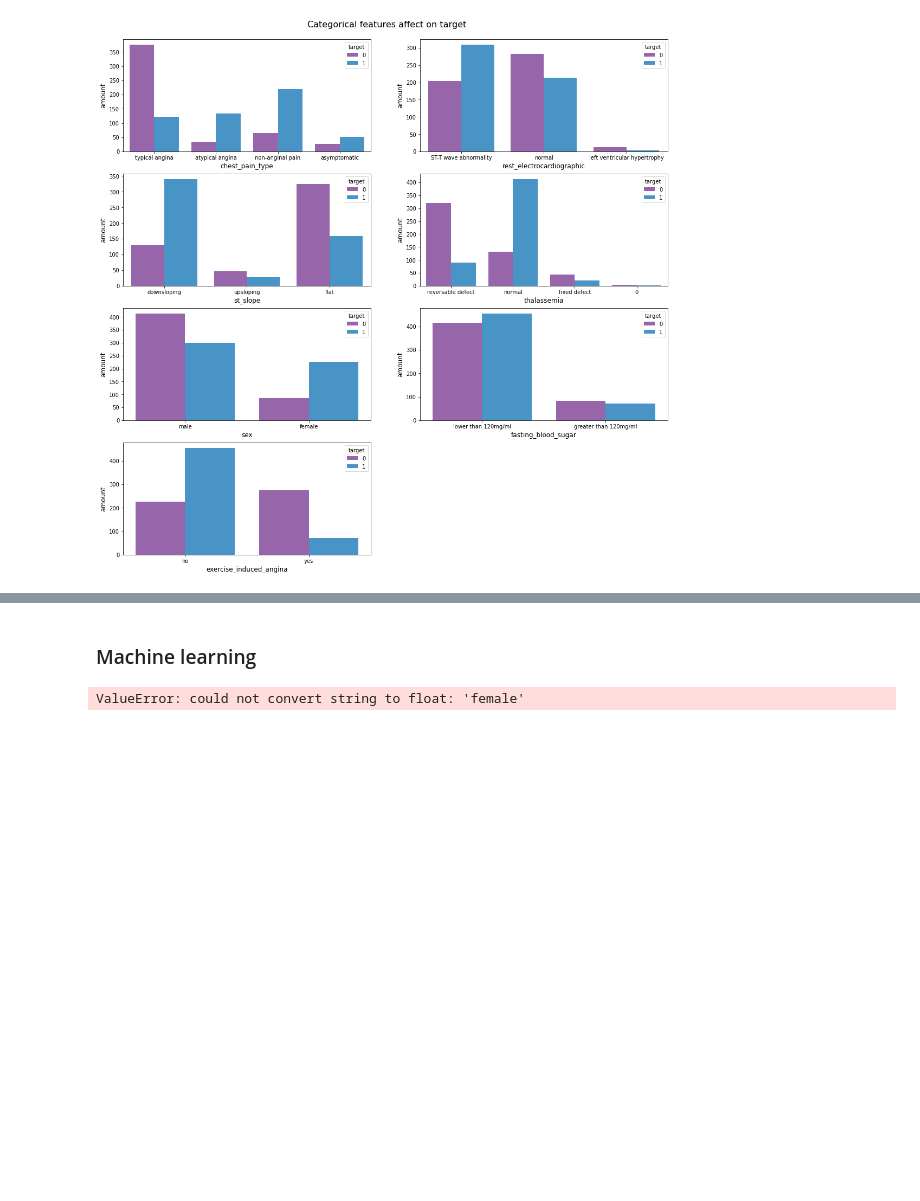
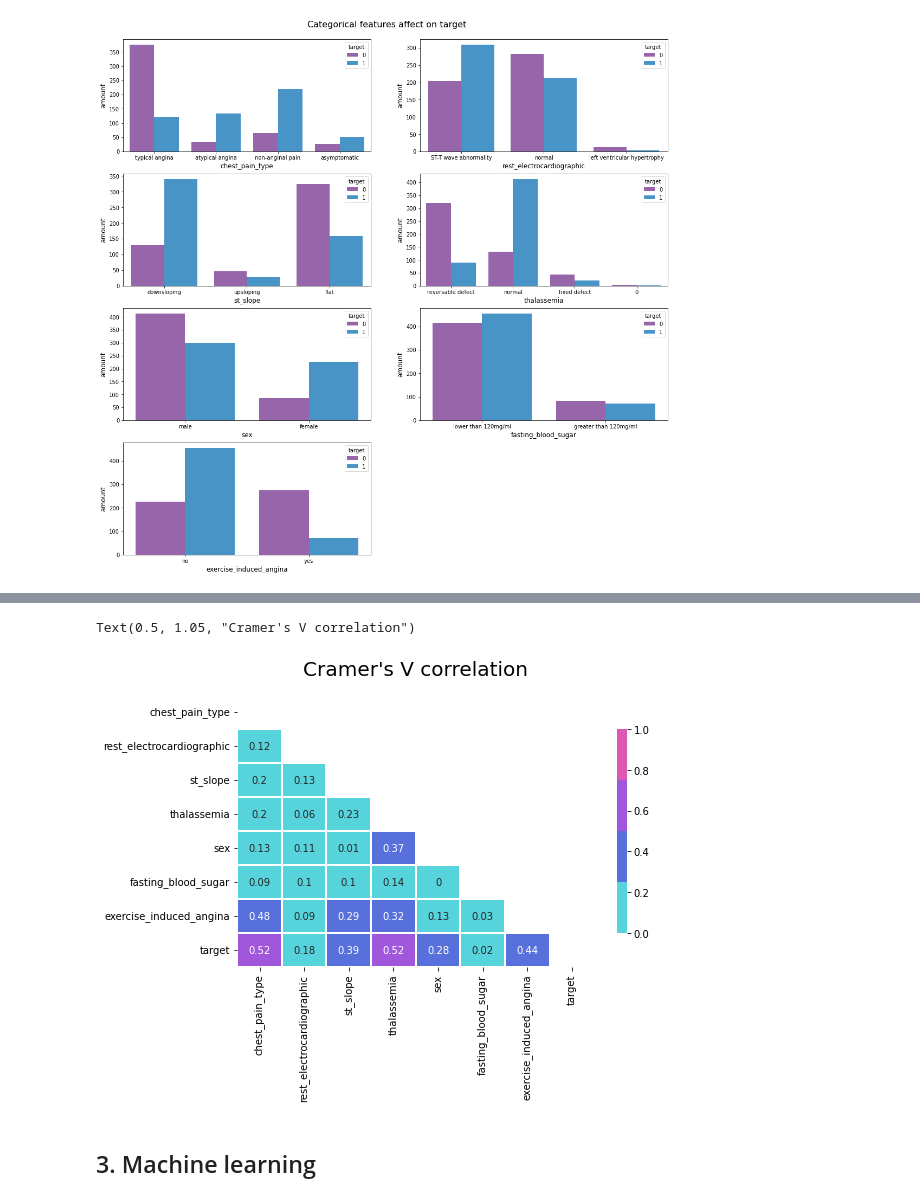
Before and after one commit to ofek181/A-Heart-Disease-Study, a Jupyter notebook: heart_disease_study.ipynb, the cells around one changed output, grey strips where cells are left out. Drawn from its saved outputs; the diff is of its cells as text; code cells hidden in the pictures; blank space fills up the shorter version.

```diff
--- a/heart_disease_study.ipynb
+++ b/heart_disease_study.ipynb
@@ -240,2 +290,41 @@ Text(0.5, 0.98, 'Categorical features affect on target')
+# %%
+def cramers_v_correlation(x, y):
+    confusion_matrix = pd.crosstab(x,y)
+    chi2 = stats.chi2_contingency(confusion_matrix)[0]
+    n = np.sum(np.sum(confusion_matrix))
+    r, k = confusion_matrix.shape
+    phi2corr = max(0, (chi2 / n) - ((k - 1) * (r - 1)) / (n - 1))
+    rcorr = r - ((r - 1)**2) / (n - 1)
+    kcorr = k - ((k - 1)**2) / (n - 1)
+    cramers_v = np.sqrt(phi2corr / min((kcorr - 1), (rcorr - 1)))
+    return cramers_v
+
+# calculate the correlation coefficients using the above function
+categorical_data = df[categorical_features]
+rows= []
+for r in categorical_data:
+    col = []
+    for c in categorical_data:
+        x = categorical_data[r]
+        y = categorical_data[c]
+        cramers_v = cramers_v_correlation(x, y)
+        col.append(round(cramers_v, 2))
+    rows.append(col)
+
+cramers_results = np.array(rows)
+results = pd.DataFrame(cramers_results, columns = categorical_data.columns, index = categorical_data.columns)
+
+# plot the heat map
+palet = sns.color_palette("hls", 8)
+mask = np.triu(np.ones_like(results, dtype=bool))
+corr = results.mask(mask)
+f, ax = plt.subplots(figsize=(8, 5), facecolor=None)
+cmap = sns.color_palette(palet)
+sns.heatmap(corr, mask=mask, cmap=cmap, vmax=1.0, vmin=0, center=0, annot=True,
+            square=False, linewidths=.01, cbar_kws={"shrink": 0.75})
+ax.set_title("Cramer's V correlation", fontsize=20, y= 1.05)
+# %% [output]
+Text(0.5, 1.05, "Cramer's V correlation")
+[figure, added]
 # %% [markdown]
-### Machine learning
+## 3. Machine learning
@@ -249,9 +330,0 @@ x_train, x_test, y_train, y_test = train_test_split(features, labels, test_size
-# %%
-# logistic regression classifier
-lr = LogisticRegression(max_iter = 1000, random_state=1)
-lr.fit(x_train, y_train)
-lr_score = lr.score(x_test, y_test)
-print("Score: " + str(lr_score))
-print("Coefficients: " + str(lr.coef_))
-# %% [output]
-ValueError: could not convert string to float: 'female'
```
Also changed, not shown: parts of 8 cells of this notebook.
